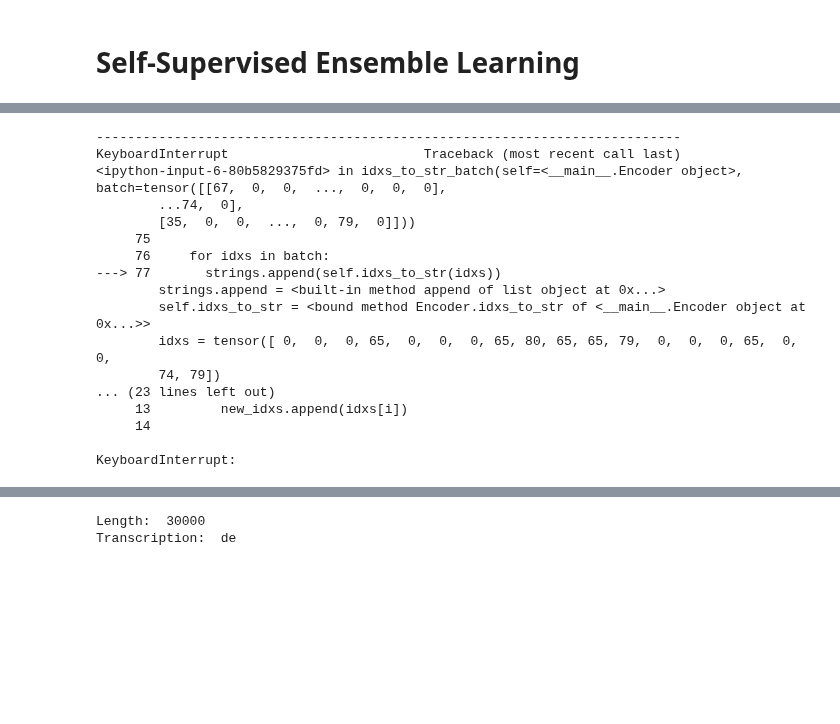
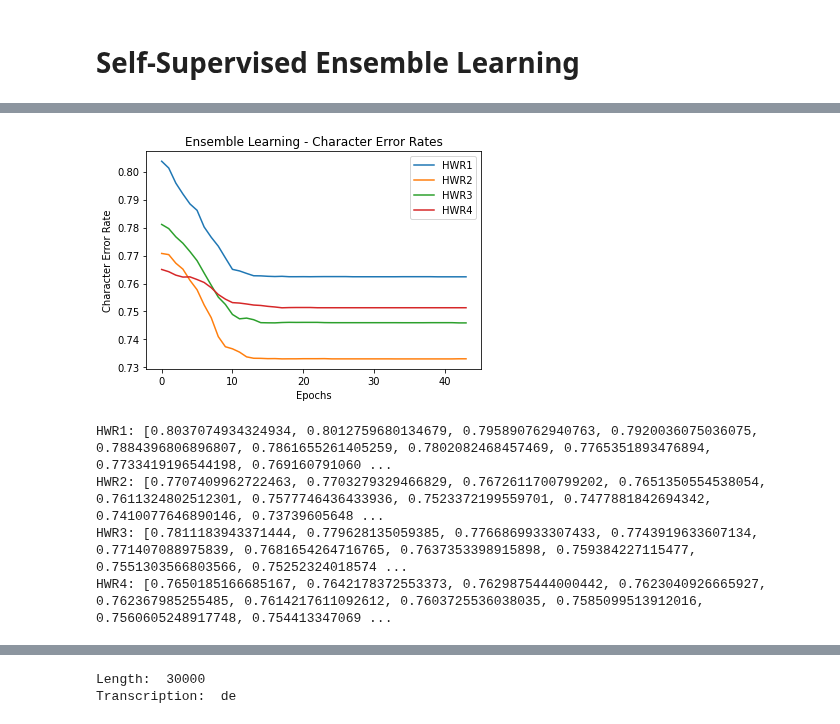
Before and after one commit to ericburdett/cs601r-dl, a Jupyter notebook: tl.ipynb, the cells around one changed output, grey strips where cells are left out. Saved outputs shown, nothing was run; the diff lists cells and outputs as text; code cells hidden in the pictures; blank space fills up the shorter version.

Commit message:
Ensemble Learning Run

```diff
--- a/tl.ipynb
+++ b/tl.ipynb
@@ -1406,22 +1471,24 @@ hwr4 = hwr4.cuda()
 # %%
 rimes_dataset = RimesDataset(desired_size=(32, 128), total_imgs=30000)
 
-new_hwr1, new_hwr2, new_hwr3, new_hwr4 = train(hwr1, hwr2, hwr3, hwr4, rimes_dataset)
+models, losses, cers, wers = train(hwr1, hwr2, hwr3, hwr4, rimes_dataset)
-# %% [output]
----------------------------------------------------------------------------
-KeyboardInterrupt                         Traceback (most recent call last)
-<ipython-input-6-80b5829375fd> in idxs_to_str_batch(self=<__main__.Encoder object>, batch=tensor([[67,  0,  0,  ...,  0,  0,  0],
-        ...74,  0],
-        [35,  0,  0,  ...,  0, 79,  0]]))
-     75
-     76     for idxs in batch:
----> 77       strings.append(self.idxs_to_str(idxs))
-        strings.append = <built-in method append of list object at 0x...>
-        self.idxs_to_str = <bound method Encoder.idxs_to_str of <__main__.Encoder object at 0x...>>
-        idxs = tensor([ 0,  0,  0, 65,  0,  0,  0, 65, 80, 65, 65, 79,  0,  0,  0, 65,  0,  0,
-        74, 79])
-... (23 lines left out)
-     13         new_idxs.append(idxs[i])
-     14
-
-KeyboardInterrupt:
+# %%
+plt.title('Ensemble Learning - Character Error Rates')
+plt.xlabel('Epochs')
+plt.ylabel('Character Error Rate')
+plt.plot(cers[0], label='HWR1')
+plt.plot(cers[1], label='HWR2')
+plt.plot(cers[2], label='HWR3')
+plt.plot(cers[3], label='HWR4')
+plt.legend()
+plt.show()
+print('HWR1:', cers[0])
+print('HWR2:', cers[1])
+print('HWR3:', cers[2])
+print('HWR4:', cers[3])
+# %% [output]
+[figure, added]
+HWR1: [0.8037074934324934, 0.8012759680134679, 0.795890762940763, 0.7920036075036075, 0.7884396806896807, 0.7861655261405259, 0.7802082468457469, 0.7765351893476894, 0.7733419196544198, 0.769160791060 ...
+HWR2: [0.7707409962722463, 0.7703279329466829, 0.7672611700799202, 0.7651350554538054, 0.7611324802512301, 0.7577746436433936, 0.7523372199559701, 0.7477881842694342, 0.7410077646890146, 0.73739605648 ...
+HWR3: [0.7811183943371444, 0.779628135059385, 0.7766869933307433, 0.7743919633607134, 0.771407088975839, 0.7681654264716765, 0.7637353398915898, 0.759384227115477, 0.7551303566803566, 0.75252324018574 ...
+HWR4: [0.7650185166685167, 0.7642178372553373, 0.7629875444000442, 0.7623040926665927, 0.762367985255485, 0.7614217611092612, 0.7603725536038035, 0.7585099513912016, 0.7560605248917748, 0.754413347069 ...
```
Also changed, not shown: parts of 7 cells of this notebook.
